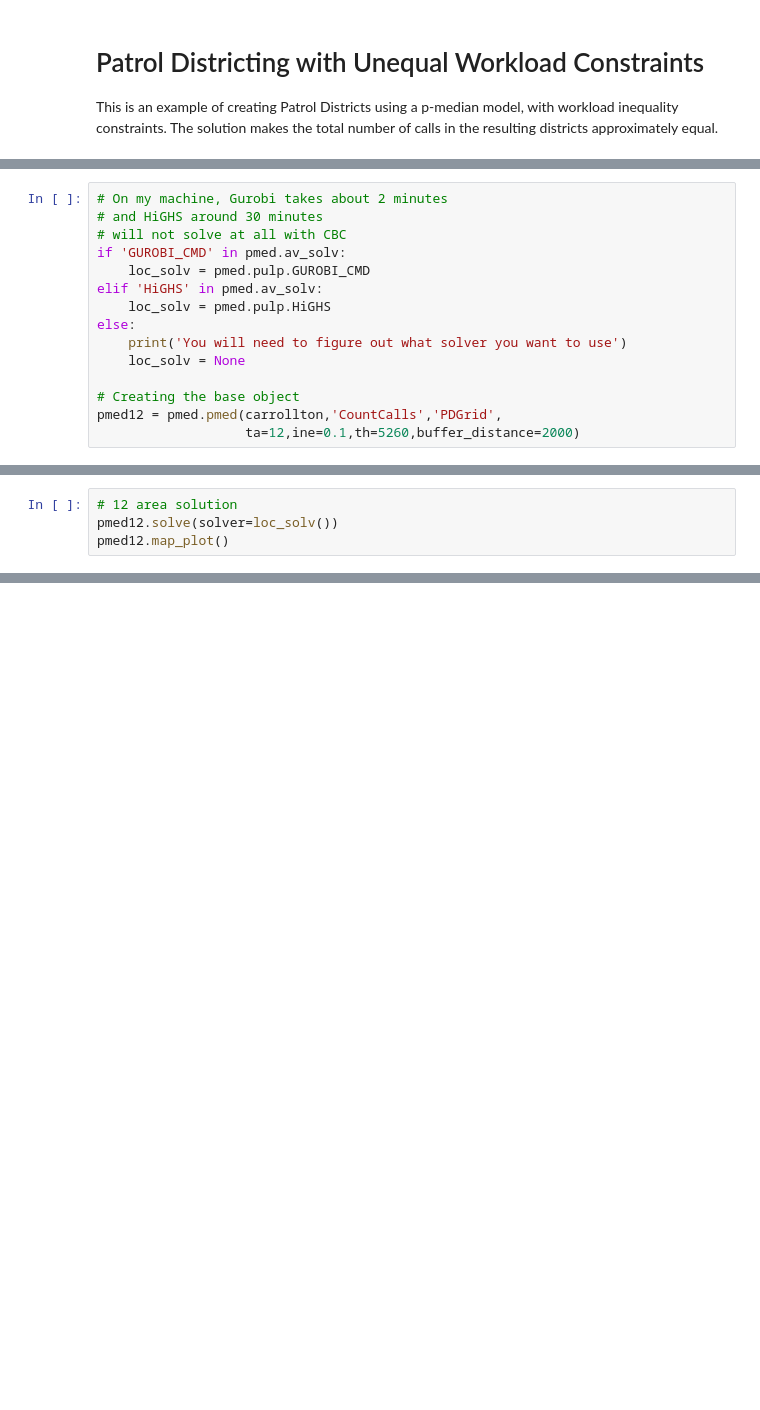
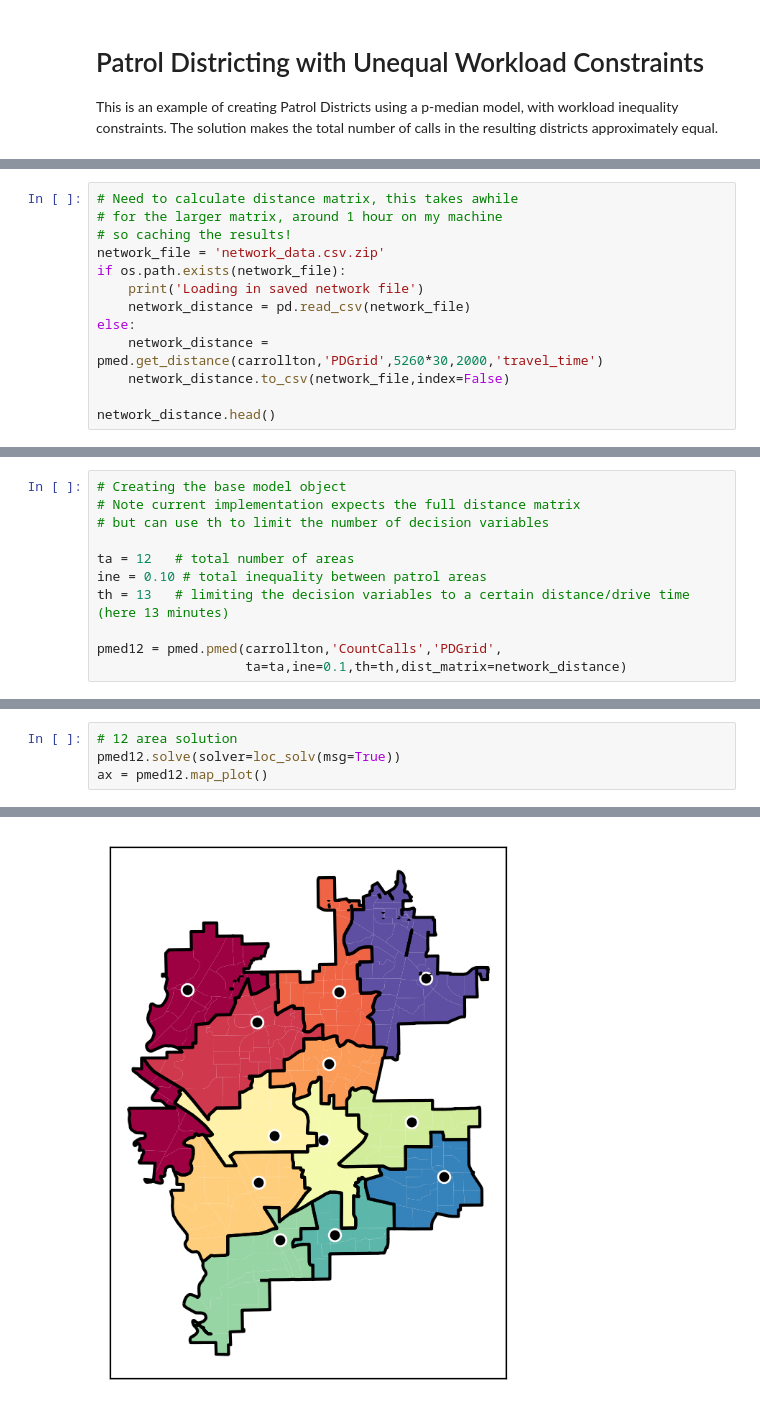
Before and after one commit to apwheele/crimepy, a Jupyter notebook: notebooks/PatrolDistricts.ipynb, the cells around one changed output, grey strips where cells are left out. Drawn from its saved outputs; the diff is of its cells as text; blank space fills up the shorter version.

Commit message:
patrol districting finished run

```diff
--- a/notebooks/PatrolDistricts.ipynb
+++ b/notebooks/PatrolDistricts.ipynb
@@ -10,0 +34,13 @@ carrollton.head()
+# %%
+# Need to calculate distance matrix, this takes awhile
+# for the larger matrix, around 1 hour on my machine
+# so caching the results!
+network_file = 'network_data.csv.zip'
+if os.path.exists(network_file):
+    print('Loading in saved network file')
+    network_distance = pd.read_csv(network_file)
+else:
+    network_distance = pmed.get_distance(carrollton,'PDGrid',5260*30,2000,'travel_time')
+    network_distance.to_csv(network_file,index=False)
+
+network_distance.head()
@@ -11,15 +55,11 @@ carrollton.head()
 # %%
-# On my machine, Gurobi takes about 2 minutes
-# and HiGHS around 30 minutes
-# will not solve at all with CBC
-if 'GUROBI_CMD' in pmed.av_solv:
-    loc_solv = pmed.pulp.GUROBI_CMD
-elif 'HiGHS' in pmed.av_solv:
-    loc_solv = pmed.pulp.HiGHS
-else:
-    print('You will need to figure out what solver you want to use')
-    loc_solv = None
+# Creating the base model object
+# Note current implementation expects the full distance matrix
+# but can use th to limit the number of decision variables
 
-# Creating the base object
+ta = 12   # total number of areas
+ine = 0.10 # total inequality between patrol areas
+th = 13   # limiting the decision variables to a certain distance/drive time (here 13 minutes)
+
 pmed12 = pmed.pmed(carrollton,'CountCalls','PDGrid',
-                   ta=12,ine=0.1,th=5260,buffer_distance=2000)
+                   ta=ta,ine=0.1,th=th,dist_matrix=network_distance)
@@ -26,4 +79,5 @@ pmed12 = pmed.pmed(carrollton,'CountCalls','PDGrid',
 # %%
 # 12 area solution
-pmed12.solve(solver=loc_solv())
-pmed12.map_plot()
+pmed12.solve(solver=loc_solv(msg=True))
+ax = pmed12.map_plot()
+# %% [output]
@@ -30 +89,2 @@ pmed12.map_plot()
+[figure, added]
 # %%
```
Also changed, not shown: parts of 7 cells of this notebook, 4 other files.
